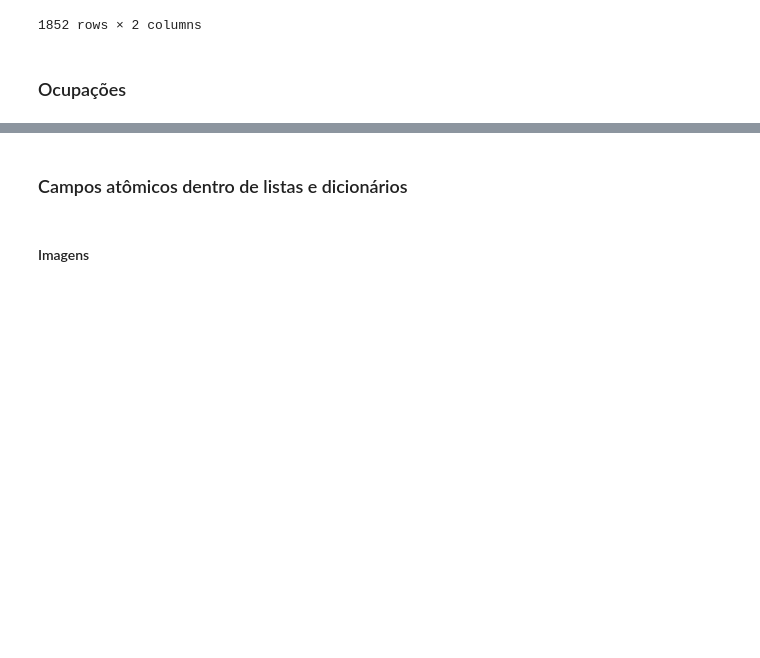
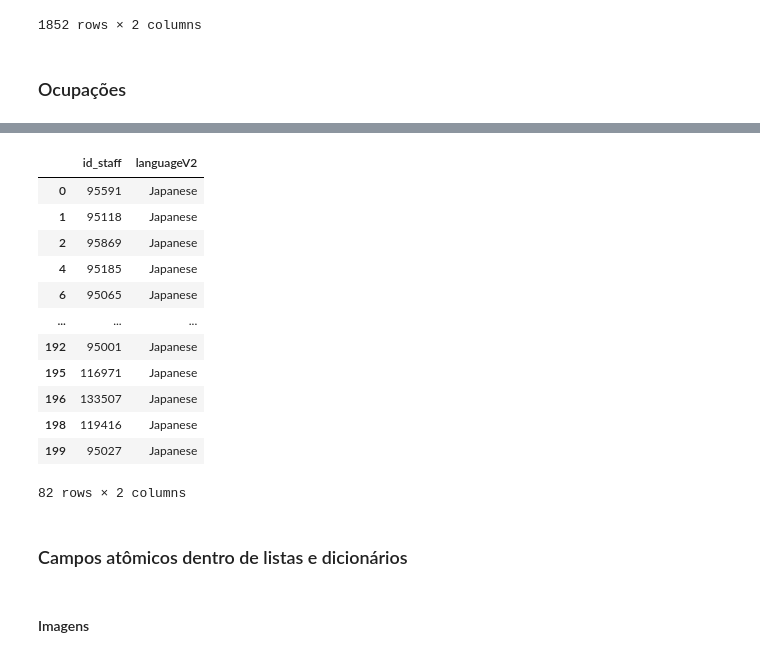
Before and after one commit to E-rhari/AniLista, a Jupyter notebook: requestApi.ipynb, the cells around one changed output, grey strips where cells are left out. Drawn from its saved outputs; the diff is of its cells as text; code cells hidden in the pictures; blank space fills up the shorter version.

```diff
--- a/requestApi.ipynb
+++ b/requestApi.ipynb
@@ -463,6 +435,29 @@ dfs['occupation']
 | 199 | 95027 | Voice Actor |
 | 200 | 95027 | Vocalist |
 201 rows × 2 columns
+# %%
+partialStaff = dfs['staff']
+partialStaff['id_staff'] = partialStaff['id']
+mergedStaff = pd.merge(dfs['occupation'], partialStaff, on='id_staff')
+
+voiceActors = mergedStaff[mergedStaff['occupation'] == 'Voice Actor']
+
+dfs['va']    = voiceActors[['id_staff', 'languageV2']]
+dfs['va']
+# %% [output]
+|  | id_staff | languageV2 |
+| 0 | 95591 | Japanese |
+| 1 | 95118 | Japanese |
+| 2 | 95869 | Japanese |
+| 4 | 95185 | Japanese |
+| 6 | 95065 | Japanese |
+| ... | ... | ... |
+| 192 | 95001 | Japanese |
+| 195 | 116971 | Japanese |
+| 196 | 133507 | Japanese |
+| 198 | 119416 | Japanese |
+| 199 | 95027 | Japanese |
+82 rows × 2 columns
 # %%
 del dfs['staff']['primaryOccupations']
 # %% [markdown]
```
Also changed, not shown: parts of 11 cells of this notebook.
